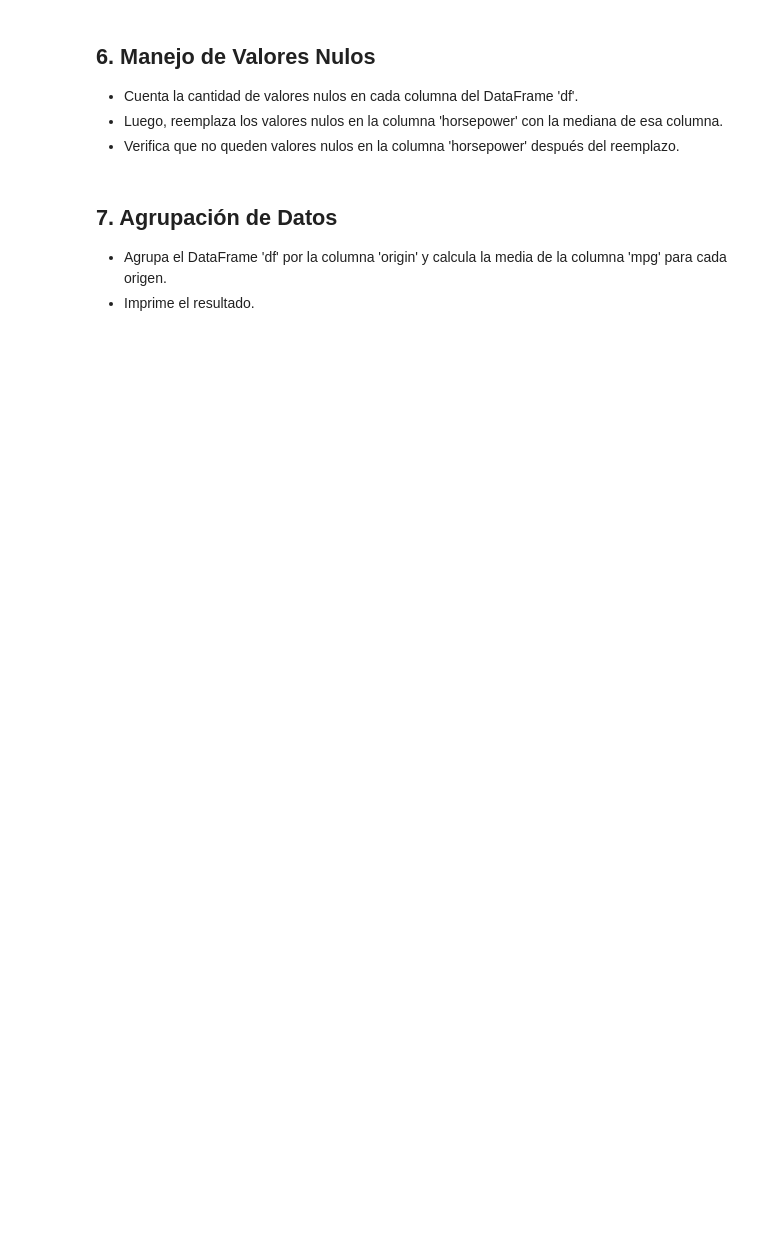
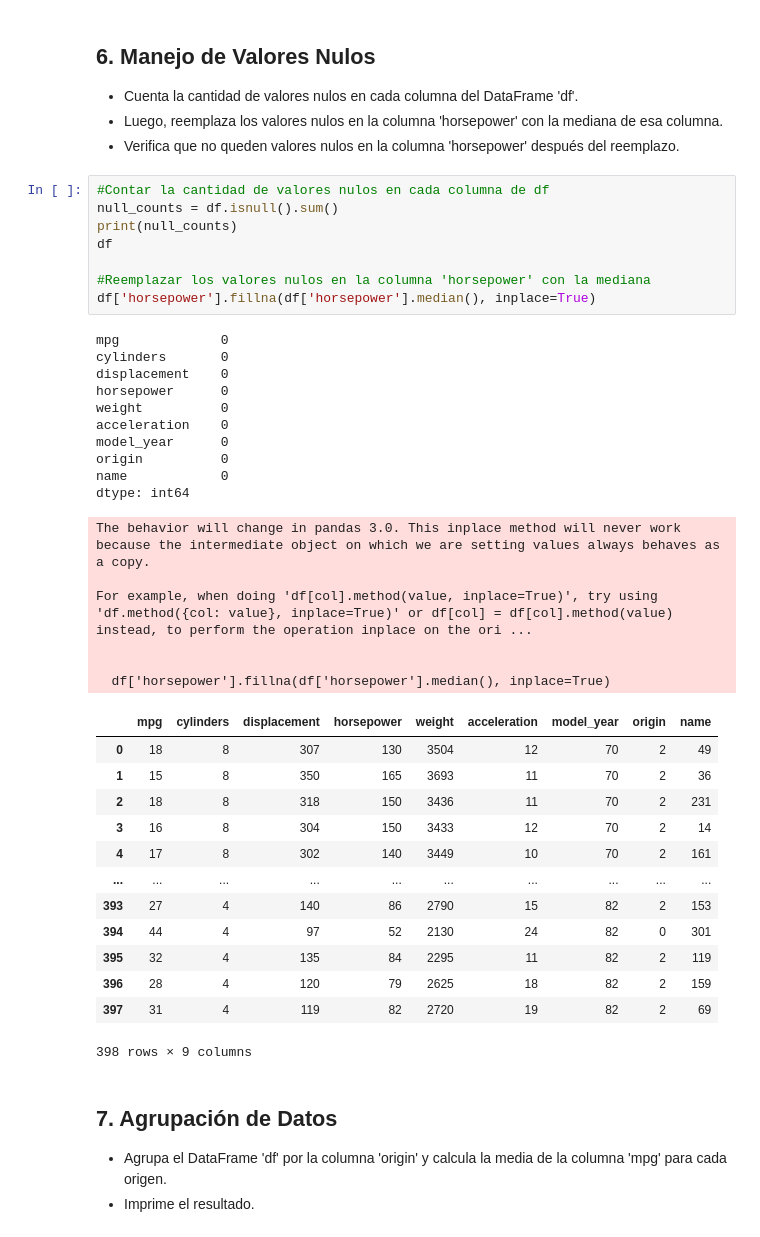
Before and after one commit to cmessoftware/DataScienceVSCode, a Jupyter notebook: notebooks/classes/ch4/Actividad_clase03.ipynb, the cells around one changed output. Cells and saved outputs as stored; diff of their text form; blank space fills up the shorter version.

```diff
--- a/notebooks/classes/ch4/Actividad_clase03.ipynb
+++ b/notebooks/classes/ch4/Actividad_clase03.ipynb
@@ -46,6 +125,44 @@ Investiga sobre el dataset con el que vamos a trabajar. El dataset es parte de l
 * Cuenta la cantidad de valores nulos en cada columna del DataFrame 'df'.
 * Luego, reemplaza los valores nulos en la columna 'horsepower' con la mediana de esa columna.
 * Verifica que no queden valores nulos en la columna 'horsepower' después del reemplazo.
+# %%
+#Contar la cantidad de valores nulos en cada columna de df
+null_counts = df.isnull().sum()
+print(null_counts)
+df
+
+#Reemplazar los valores nulos en la columna 'horsepower' con la mediana
+df['horsepower'].fillna(df['horsepower'].median(), inplace=True)
+# %% [output]
+mpg             0
+cylinders       0
+displacement    0
+horsepower      0
+weight          0
+acceleration    0
+model_year      0
+origin          0
+name            0
+dtype: int64
+The behavior will change in pandas 3.0. This inplace method will never work because the intermediate object on which we are setting values always behaves as a copy.
+
+For example, when doing 'df[col].method(value, inplace=True)', try using 'df.method({col: value}, inplace=True)' or df[col] = df[col].method(value) instead, to perform the operation inplace on the ori ...
+
+
+  df['horsepower'].fillna(df['horsepower'].median(), inplace=True)
+|  | mpg | cylinders | displacement | horsepower | weight | acceleration | model_year | origin | name |
+| 0 | 18 | 8 | 307 | 130 | 3504 | 12 | 70 | 2 | 49 |
+| 1 | 15 | 8 | 350 | 165 | 3693 | 11 | 70 | 2 | 36 |
+| 2 | 18 | 8 | 318 | 150 | 3436 | 11 | 70 | 2 | 231 |
+| 3 | 16 | 8 | 304 | 150 | 3433 | 12 | 70 | 2 | 14 |
+| 4 | 17 | 8 | 302 | 140 | 3449 | 10 | 70 | 2 | 161 |
+| ... | ... | ... | ... | ... | ... | ... | ... | ... | ... |
+| 393 | 27 | 4 | 140 | 86 | 2790 | 15 | 82 | 2 | 153 |
+| 394 | 44 | 4 | 97 | 52 | 2130 | 24 | 82 | 0 | 301 |
+| 395 | 32 | 4 | 135 | 84 | 2295 | 11 | 82 | 2 | 119 |
+| 396 | 28 | 4 | 120 | 79 | 2625 | 18 | 82 | 2 | 159 |
+| 397 | 31 | 4 | 119 | 82 | 2720 | 19 | 82 | 2 | 69 |
+398 rows × 9 columns
 # %% [markdown]
 ## 7. Agrupación de Datos
 * Agrupa el DataFrame 'df' por la columna 'origin' y calcula la media de la columna 'mpg' para cada origen.
```
Also changed, not shown: parts of 9 cells of this notebook, 2 other files.
